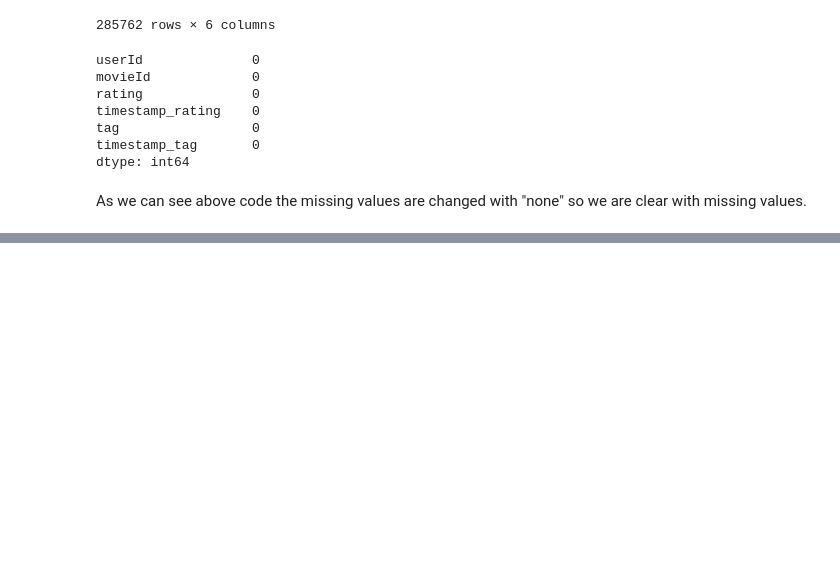
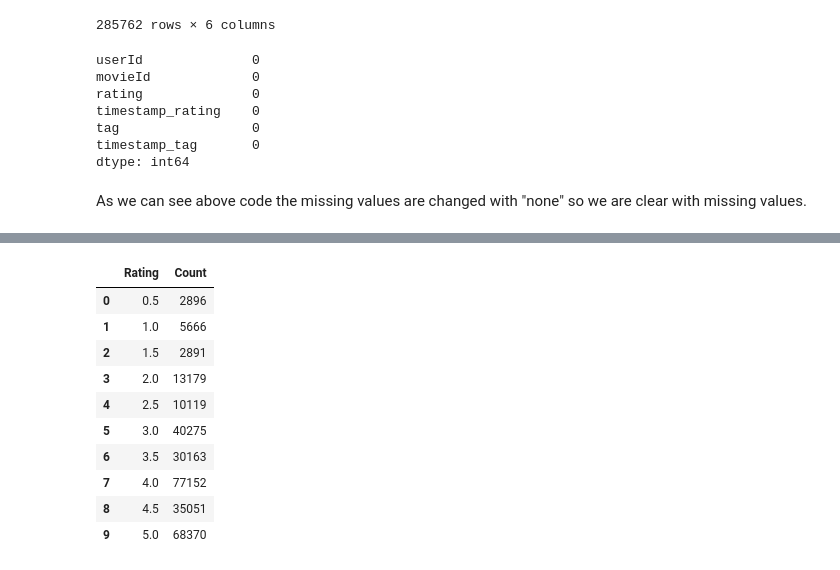
Before and after one commit to ekarbeyaz/movie-rankings-data-manipulation, a Jupyter notebook: Script - Movies.ipynb, the cells around one changed output, grey strips where cells are left out. Saved outputs shown, nothing was run; the diff lists cells and outputs as text; code cells hidden in the pictures; blank space fills up the shorter version.

```diff
--- a/Script - Movies.ipynb
+++ b/Script - Movies.ipynb
@@ -348,0 +413,16 @@ As we can see above code the missing values are changed with "none" so we are cl
+# %%
+rating_count = ratings_final.groupby("rating")["userId"].count().reset_index()
+rating_count.rename(columns={"rating":"Rating", "userId":"Count"}, inplace=True)
+rating_count
+# %% [output]
+|  | Rating | Count |
+| 0 | 0.5 | 2896 |
+| 1 | 1.0 | 5666 |
+| 2 | 1.5 | 2891 |
+| 3 | 2.0 | 13179 |
+| 4 | 2.5 | 10119 |
+| 5 | 3.0 | 40275 |
+| 6 | 3.5 | 30163 |
+| 7 | 4.0 | 77152 |
+| 8 | 4.5 | 35051 |
+| 9 | 5.0 | 68370 |
```
Also changed, not shown: parts of 13 cells of this notebook.
